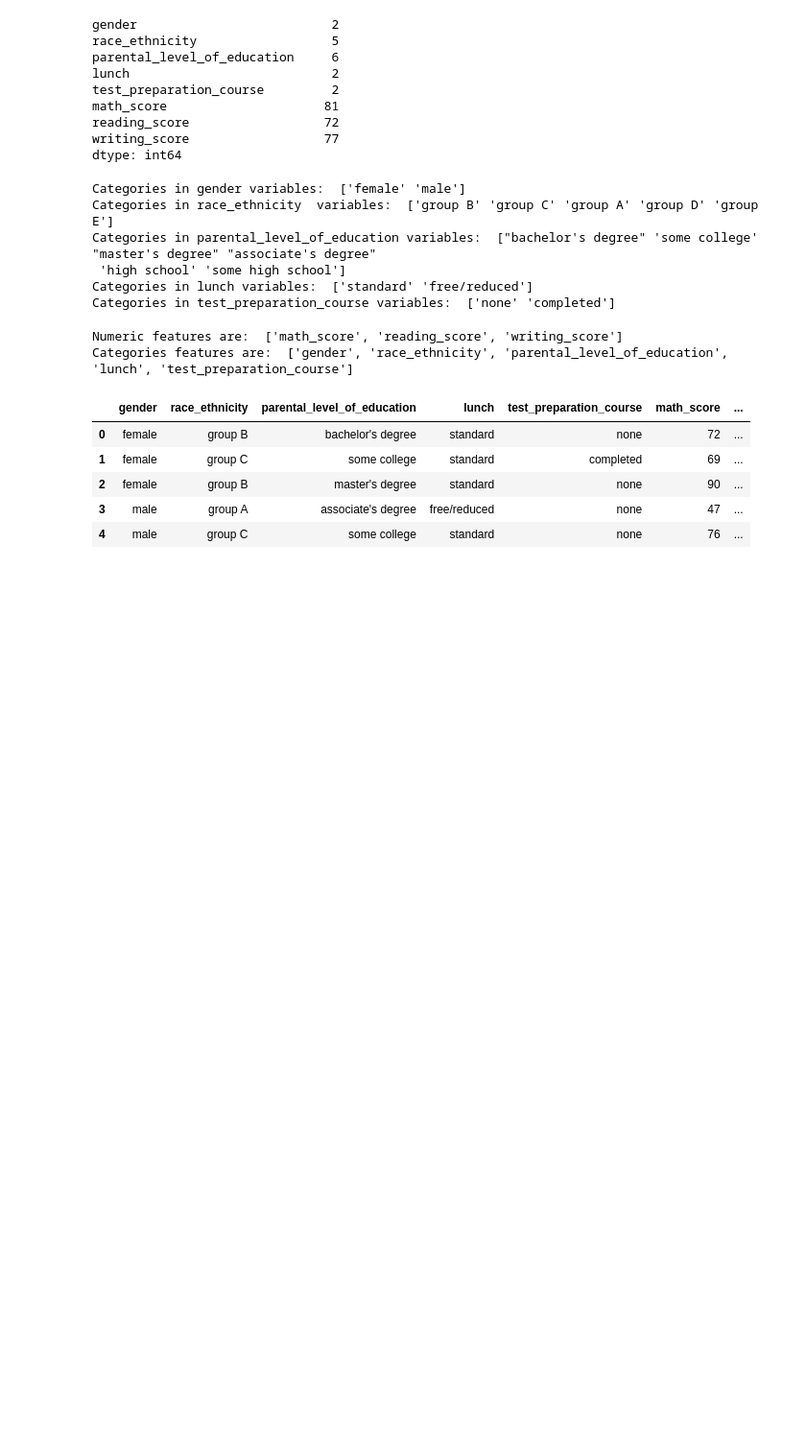
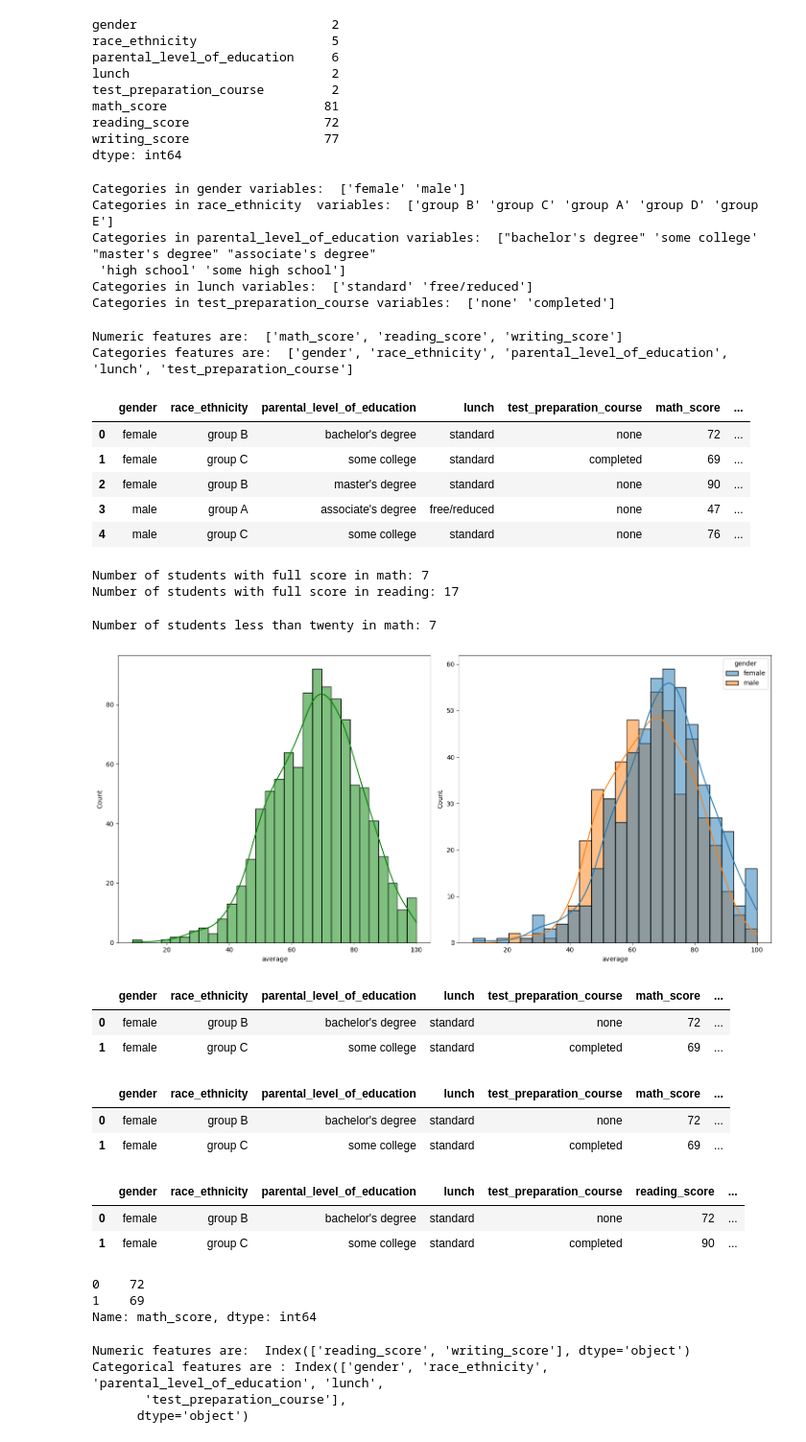
Before and after one commit to nazmul-sobuj/ml_project, a Jupyter notebook: notebook/1. EDA STUDENT PERFORMANCE.ipynb, the cells around one changed output. Shown at 96% size. Saved outputs shown, nothing was run; the diff lists cells and outputs as text; code cells hidden in the pictures; blank space fills up the shorter version.

Commit message:
eda student performance

```diff
--- a/notebook/1. EDA STUDENT PERFORMANCE.ipynb
+++ b/notebook/1. EDA STUDENT PERFORMANCE.ipynb
@@ -87,3 +85,29 @@ df.head()
 | 2 | female | group B | master's degree | standard | none | 90 | ... |
 | 3 | male | group A | associate's degree | free/reduced | none | 47 | ... |
 | 4 | male | group C | some college | standard | none | 76 | ... |
+# %%
+math_full_score = df[df['math_score'] == 100]['average'].count()
+print('Number of students with full score in math:', math_full_score)
+reading_full_score = df[df['reading_score'] == 100]['average'].count()
+print('Number of students with full score in reading:', reading_full_score)
+# %% [output]
+Number of students with full score in math: 7
+Number of students with full score in reading: 17
+# %%
+math_less_20 = df[df['math_score'] <= 20]['average'].count()
+print('Number of students less than twenty in math:', math_full_score)
+# %% [output]
+Number of students less than twenty in math: 7
+# %%
+fig, axs = plt.subplots(1, 2, figsize=(15, 7))
+
+# First subplot
+sns.histplot(data=df, x='average', bins=30, kde=True, color='g', ax=axs[0])
+
+# Second subplot
+sns.histplot(data=df, x='average', kde=True, hue='gender', ax=axs[1])
+
+plt.tight_layout()
+plt.show()
+# %% [output]
+[figure, added]
@@ -89,0 +128,37 @@ df.head()
+# %%
+df.head(2)
+# %% [output]
+|  | gender | race_ethnicity | parental_level_of_education | lunch | test_preparation_course | math_score | ... |
+| 0 | female | group B | bachelor's degree | standard | none | 72 | ... |
+| 1 | female | group C | some college | standard | completed | 69 | ... |
+# %%
+df = df.drop(['total', 'average'], axis= 1)
+df.head(2)
+# %% [output]
+|  | gender | race_ethnicity | parental_level_of_education | lunch | test_preparation_course | math_score | ... |
+| 0 | female | group B | bachelor's degree | standard | none | 72 | ... |
+| 1 | female | group C | some college | standard | completed | 69 | ... |
+# %%
+X = df.drop(['math_score'], axis= 1)
+X.head(2)
+# %% [output]
+|  | gender | race_ethnicity | parental_level_of_education | lunch | test_preparation_course | reading_score | ... |
+| 0 | female | group B | bachelor's degree | standard | none | 72 | ... |
+| 1 | female | group C | some college | standard | completed | 90 | ... |
+# %%
+y = df['math_score']
+y.head(2)
+# %% [output]
+0    72
+1    69
+Name: math_score, dtype: int64
+# %%
+numeric_features = X.select_dtypes(exclude='object').columns
+print('Numeric features are: ', numeric_features)
+category_features = X.select_dtypes(include='object').columns
+print('Categorical features are :', category_features)
+# %% [output]
+Numeric features are:  Index(['reading_score', 'writing_score'], dtype='object')
+Categorical features are : Index(['gender', 'race_ethnicity', 'parental_level_of_education', 'lunch',
+       'test_preparation_course'],
+      dtype='object')
```
Also changed, not shown: parts of 8 cells of this notebook.
